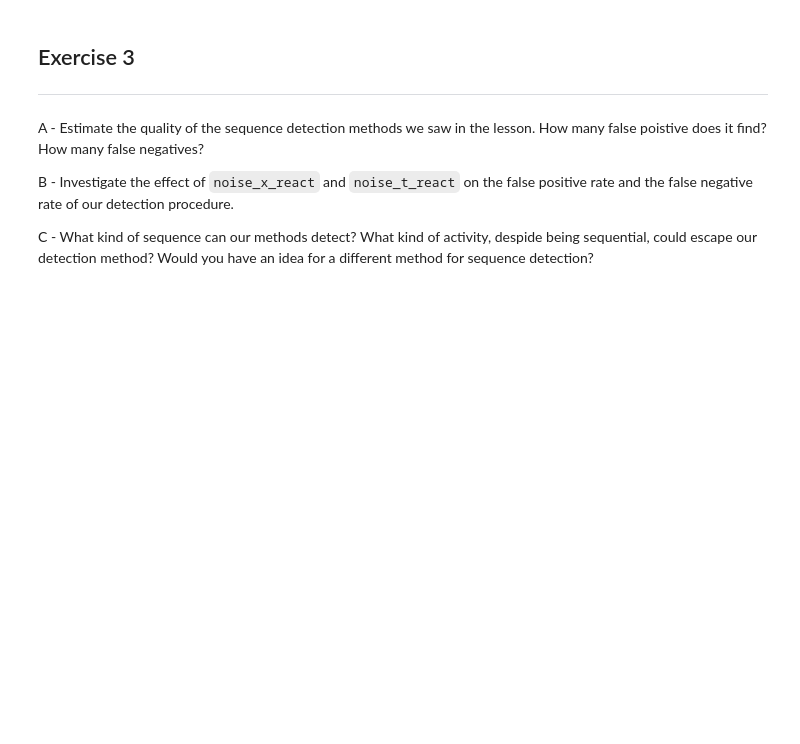
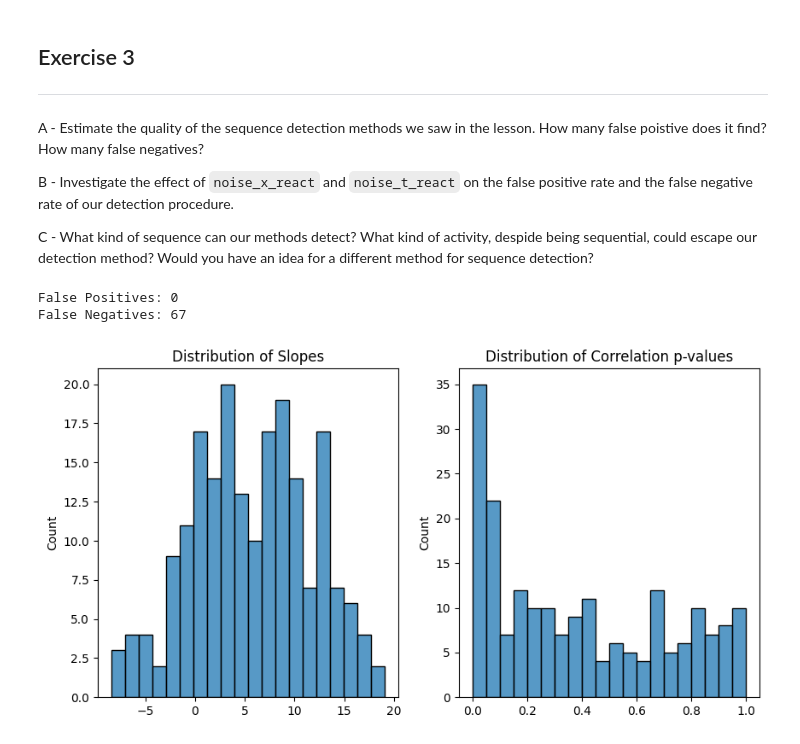
Before and after one commit to lschlinkheider/neuroanalysis, a Jupyter notebook: population_methods/01-bayes-decoding/exercises.ipynb, the cells around one changed output. Drawn from its saved outputs; the diff is of its cells as text; code cells hidden in the pictures; blank space fills up the shorter version.

Commit message:
Completed Exercise 3

```diff
--- a/population_methods/01-bayes-decoding/exercises.ipynb
+++ b/population_methods/01-bayes-decoding/exercises.ipynb
@@ -483,0 +585,40 @@ C - What kind of sequence can our methods detect? What kind of activity, despide
+# %%
+# Exercise 3A
+
+# visual overview of slops and pearson correlations
+plt.figure(figsize=(10,5))
+plt.subplot(1,2,1)
+sns.histplot(reactivation_slopes,bins=20)
+plt.title("Distribution of Slopes")
+plt.subplot(1,2,2)
+sns.histplot(reactivation_pvalues,bins=20)
+plt.title("Distribution of Correlation p-values")
+
+
+def evaluate_detection(reactivation_slopes, reactivation_pvalues, slope_thresh = 'std', p_thresh = 0.05):
+
+    # set slope threshold
+    if slope_thresh == 'std':
+        slope_thresh_val = np.std(reactivation_slopes)
+    else:
+        slope_thresh_val = slope_thresh
+
+    significant = (reactivation_pvalues < p_thresh)
+    strong_slope = (np.abs(reactivation_slopes) > slope_thresh_val)
+
+    false_positives = np.sum(significant & ~strong_slope)
+    false_negatives = np.sum(~significant & strong_slope)
+
+    return {
+        'false_positives': false_positives,
+        'false_negatives': false_negatives,
+        'total_significant': np.sum(significant),
+        'total_strong_slope': np.sum(strong_slope)
+    }
+
+print("False Positives:",false_positives)
+print("False Negatives:",false_negatives)
+# %% [output]
+False Positives: 0
+False Negatives: 67
+[figure, added]
```
Also changed, not shown: parts of 7 cells of this notebook.
